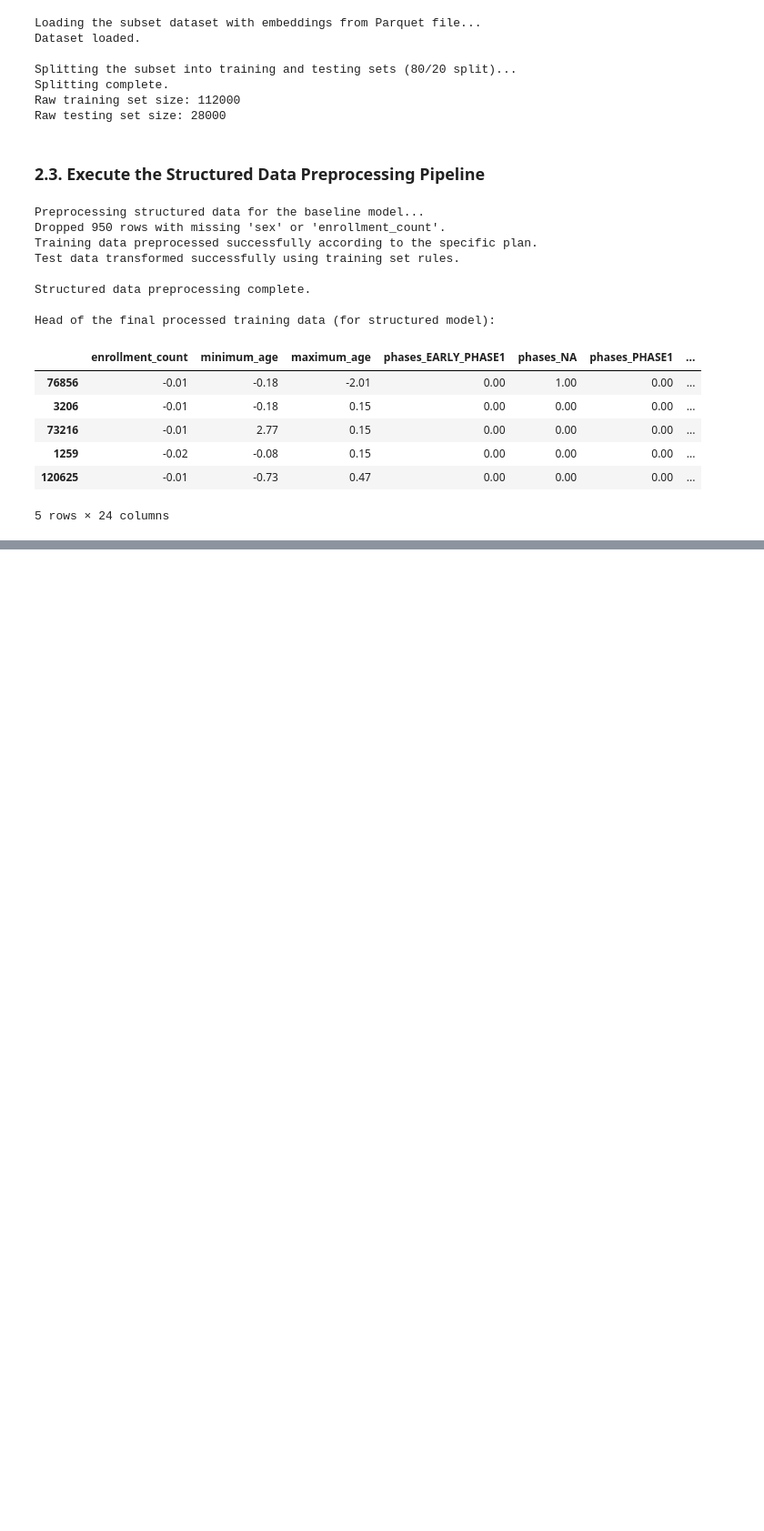
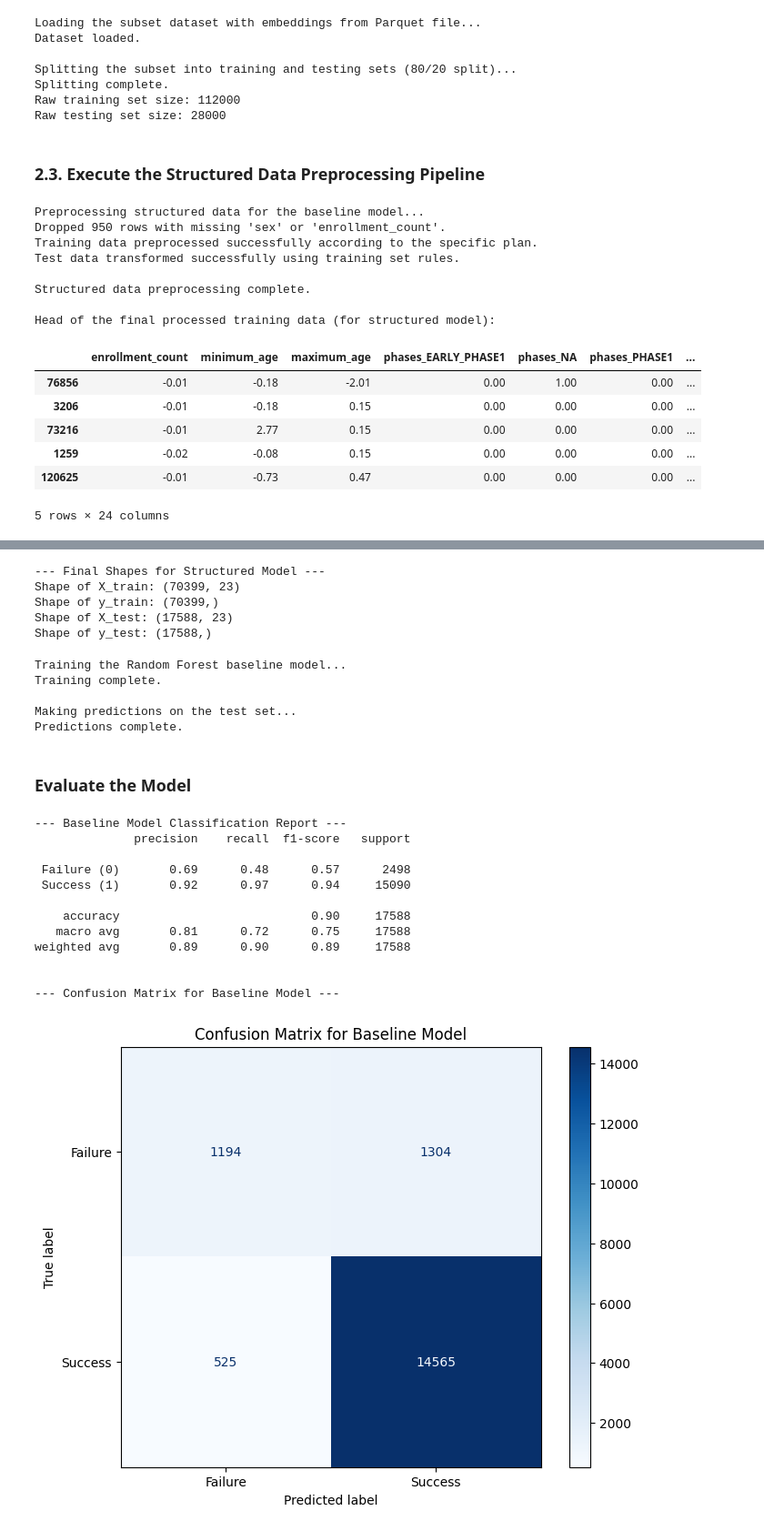
Before and after one commit to au-nlp/project-milestone-p2-group8, a Jupyter notebook: main.ipynb, the cells around one changed output, grey strips where cells are left out. Shown at 91% size. Cells and saved outputs as stored; diff of their text form; code cells hidden in the pictures; blank space fills up the shorter version.

```diff
--- a/main.ipynb
+++ b/main.ipynb
@@ -478,0 +438,79 @@ This structure is clean, tells a compelling story of investigation and discovery
+# %%
+# --- 3.1. Prepare Data for Model Training ---
+
+# Separate the features (X) and the target (y) for both training and testing sets.
+X_train = processed_train_df.drop('target', axis=1)
+y_train = processed_train_df['target']
+
+X_test = processed_test_df.drop('target', axis=1)
+y_test = processed_test_df['target']
+
+# --- Sanity Check the final shapes ---
+print("--- Final Shapes for Structured Model ---")
+print(f"Shape of X_train: {X_train.shape}")
+print(f"Shape of y_train: {y_train.shape}")
+print(f"Shape of X_test: {X_test.shape}")
+print(f"Shape of y_test: {y_test.shape}")
+# %% [output]
+--- Final Shapes for Structured Model ---
+Shape of X_train: (70399, 23)
+Shape of y_train: (70399,)
+Shape of X_test: (17588, 23)
+Shape of y_test: (17588,)
+# %%
+# --- 3.2. Train the Random Forest Classifier ---
+
+# Initialize the classifier with parameters for reproducibility and speed.
+rf_classifier = RandomForestClassifier(n_estimators=100, random_state=42, n_jobs=-1)
+
+# Train the model on the training data.
+print("Training the Random Forest baseline model...")
+rf_classifier.fit(X_train, y_train)
+print("Training complete.")
+
+# --- Make Predictions on the Test Data ---
+print("\nMaking predictions on the test set...")
+y_pred = rf_classifier.predict(X_test)
+print("Predictions complete.")
+# %% [output]
+Training the Random Forest baseline model...
+Training complete.
+
+Making predictions on the test set...
+Predictions complete.
+# %% [markdown]
+### Evaluate the Model
+# %%
+# --- 3.3. Evaluate the Baseline Model ---
+
+print("--- Baseline Model Classification Report ---")
+report = classification_report(y_test, y_pred, target_names=['Failure (0)', 'Success (1)'])
+print(report)
+
+print("\n--- Confusion Matrix for Baseline Model ---")
+# Use the style context to ensure the plot is clean
+with plt.style.context('default'):
+    fig, ax = plt.subplots(figsize=(8, 6))
+    ConfusionMatrixDisplay.from_predictions(
+        y_test,
+        y_pred,
+        ax=ax,
+        display_labels=['Failure', 'Success'],
+        cmap='Blues'
+    )
+    plt.title("Confusion Matrix for Baseline Model")
+    plt.show()
+# %% [output]
+--- Baseline Model Classification Report ---
+              precision    recall  f1-score   support
+
+ Failure (0)       0.69      0.48      0.57      2498
+ Success (1)       0.92      0.97      0.94     15090
+
+    accuracy                           0.90     17588
+   macro avg       0.81      0.72      0.75     17588
+weighted avg       0.89      0.90      0.89     17588
+
+
+--- Confusion Matrix for Baseline Model ---
+[figure, added]
```
Also changed, not shown: parts of 32 cells of this notebook, 3 other files.
